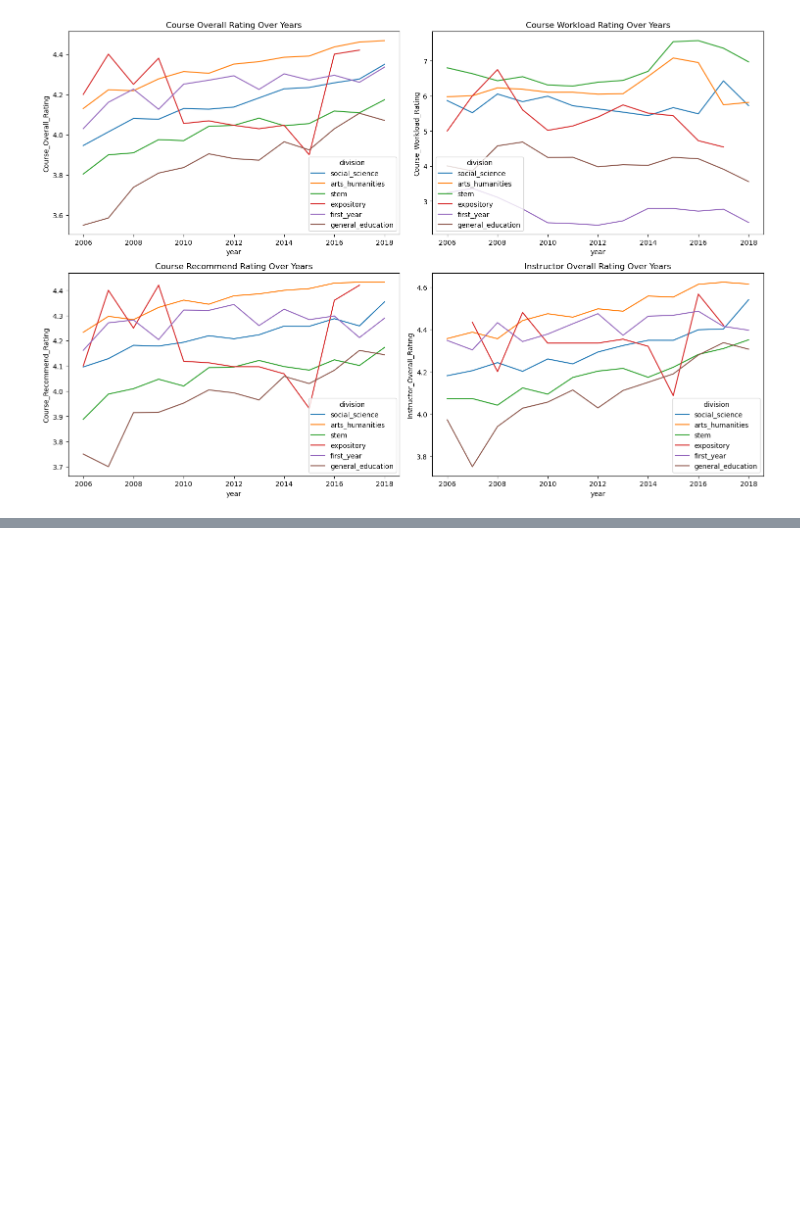
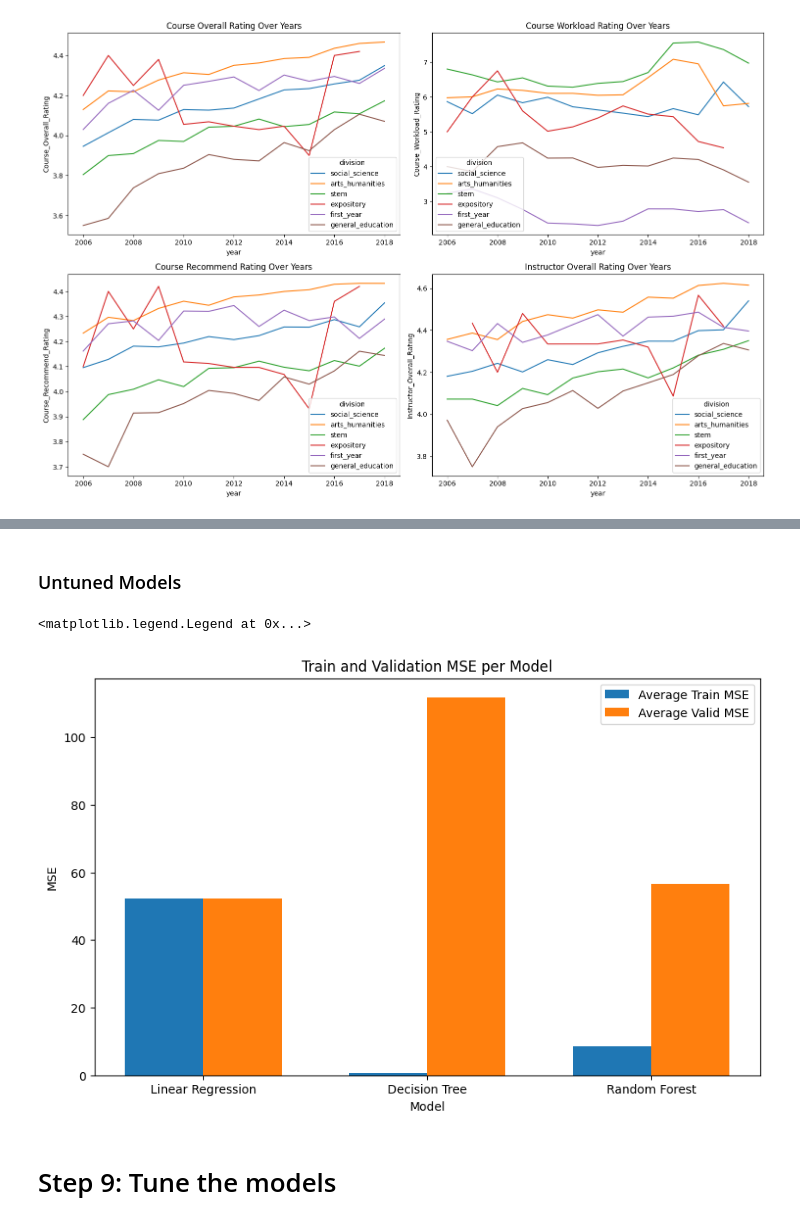
Before and after one commit to MattHAndrews/cs109a_final_project, a Jupyter notebook: Project.ipynb, the cells around one changed output, grey strips where cells are left out. Cells and saved outputs as stored; diff of their text form; code cells hidden in the pictures; blank space fills up the shorter version.

```diff
--- a/Project.ipynb
+++ b/Project.ipynb
@@ -1025,0 +407,2 @@ print(model_performance)
+# %%
+data_processed = data_cleaned.copy()
@@ -1025,0 +495,8 @@ print(model_performance)
+# %%
+# Dropping non-numeric columns and the target variable 'outcome' from the features
+X_train = train_df.select_dtypes(include='number').drop(['outcome'], axis=1)
+y_train = train_df['outcome']
+X_valid = validation_df.select_dtypes(include='number').drop(['outcome'], axis=1)
+y_valid = validation_df['outcome']
+X_test = test_df.select_dtypes(include='number').drop(['outcome'], axis=1)
+y_test = test_df['outcome']
@@ -1025,0 +509,2 @@ print(model_performance)
+# %% [markdown]
+### Untuned Models
@@ -1025,0 +518,40 @@ print(model_performance)
+# %%
+# Creating a function to train models and calculate MSE
+def train_and_evaluate(model, X_train, y_train, X_valid, y_valid):
+    model.fit(X_train, y_train)
+    y_train_pred = model.predict(X_train)
+    y_valid_pred = model.predict(X_valid)
+    train_mse = mean_squared_error(y_train, y_train_pred)
+    valid_mse = mean_squared_error(y_valid, y_valid_pred)
+    return train_mse, valid_mse
+# %%
+model_performance = {model: {'train_mse': 0, 'valid_mse': 0} for model in models}
+# Training and evaluating each model for the current year
+for name, model in models.items():
+    train_mse, valid_mse = train_and_evaluate(model, X_train, y_train, X_valid, y_valid)
+    model_performance[name]['train_mse'] = train_mse
+    model_performance[name]['valid_mse'] = valid_mse
+# %%
+# Plotting the bar graph
+bar_width = 0.35
+index = np.arange(len(models))  # the label locations
+
+plt.figure(figsize=(10, 6))
+
+# Extracting train and validation MSEs for each model
+train_mses = [model_performance[name]['train_mse'] for name in models]
+valid_mses = [model_performance[name]['valid_mse'] for name in models]
+
+bar1 = plt.bar(index, train_mses, bar_width, label='Average Train MSE')
+bar2 = plt.bar(index + bar_width, valid_mses, bar_width, label='Average Valid MSE')
+
+plt.xlabel('Model')
+plt.ylabel('MSE')
+plt.title('Train and Validation MSE per Model')
+plt.xticks(index + bar_width / 2, models.keys())  # Use model names as x-ticks
+plt.legend()
+# %% [output]
+<matplotlib.legend.Legend at 0x...>
+[figure, added]
+# %% [markdown]
+# Step 9: Tune the models
```
Also changed, not shown: parts of 90 cells of this notebook, 3 other files.
